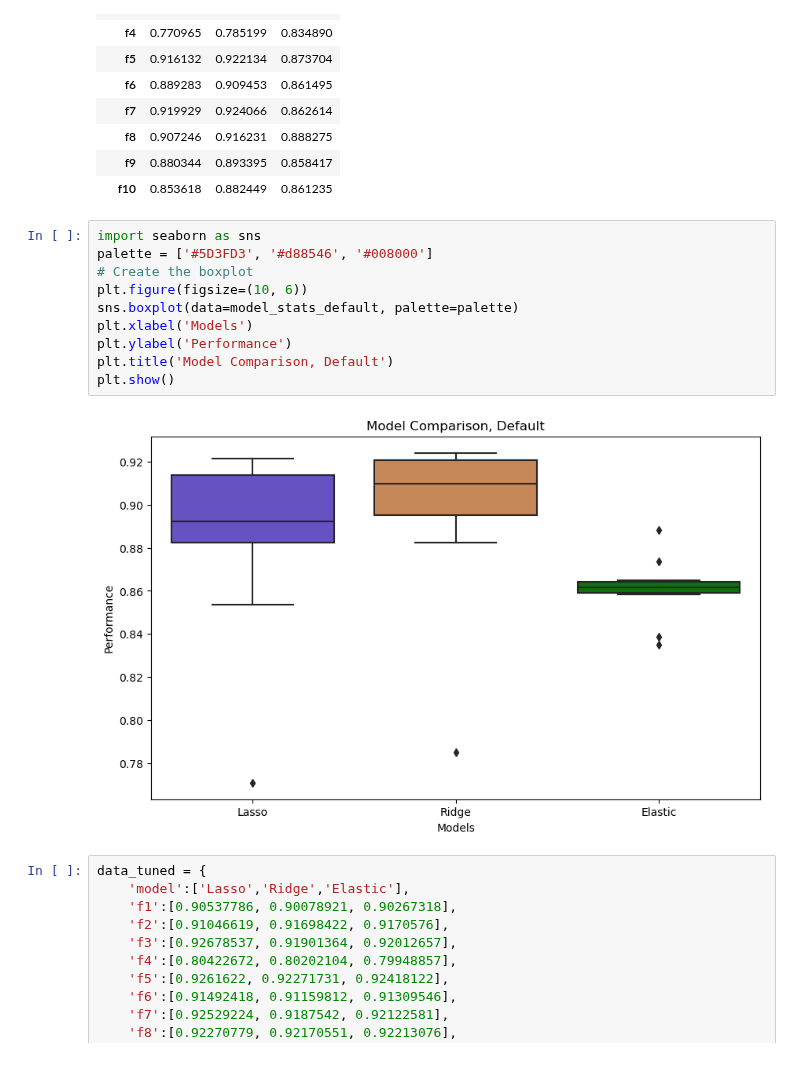
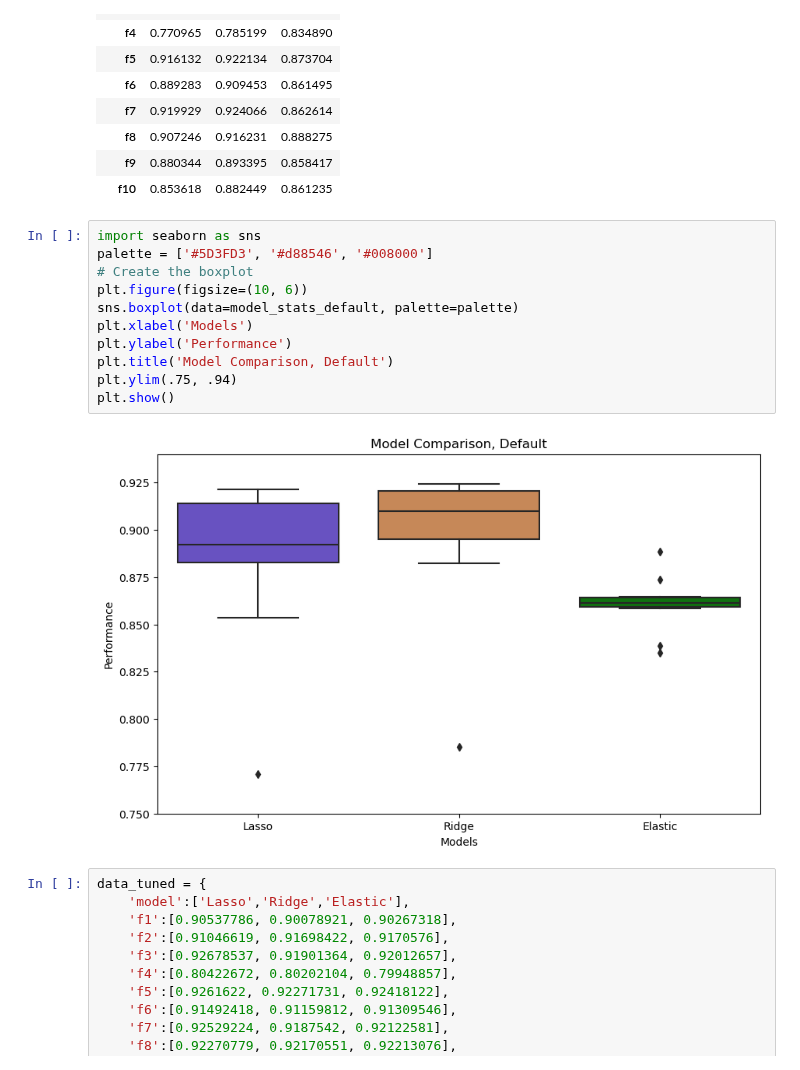
Before and after one commit to dimmediato/ML_Ames_Housing, a Jupyter notebook: Pipeline Python Final/Regression_Models.ipynb, the cells around one changed output. Saved outputs shown, nothing was run; the diff lists cells and outputs as text.

```diff
--- a/Pipeline Python Final/Regression_Models.ipynb
+++ b/Pipeline Python Final/Regression_Models.ipynb
@@ -593,15 +600,16 @@ model_stats_default
 # %%
 import seaborn as sns
 palette = ['#5D3FD3', '#d88546', '#008000']
 # Create the boxplot
 plt.figure(figsize=(10, 6))
 sns.boxplot(data=model_stats_default, palette=palette)
 plt.xlabel('Models')
 plt.ylabel('Performance')
 plt.title('Model Comparison, Default')
+plt.ylim(.75, .94)
 plt.show()
 # %% [output]
-[figure, old version]
+[figure, new version]
 # %%
 data_tuned = {
     'model':['Lasso','Ridge','Elastic'],
```
Also changed, not shown: parts of 9 cells of this notebook, 2 other files.
